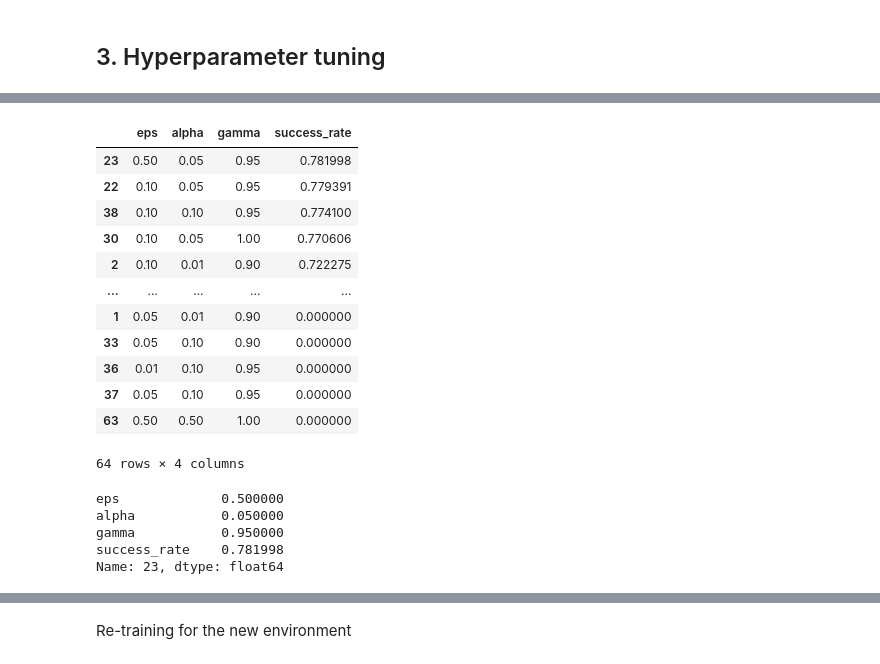
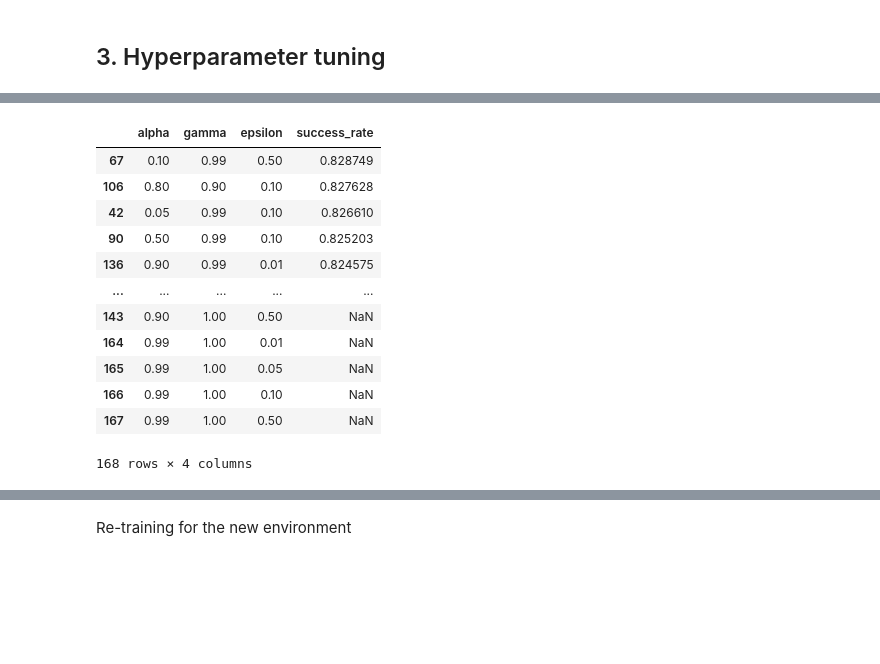
Before and after one commit to Abdellah-Laassairi/apst1-frozen-lake, a Jupyter notebook: frozen_lake.ipynb, the cells around one changed output, grey strips where cells are left out. Drawn from its saved outputs; the diff is of its cells as text; code cells hidden in the pictures; blank space fills up the shorter version.

```diff
--- a/frozen_lake.ipynb
+++ b/frozen_lake.ipynb
@@ -55,7 +55,7 @@ num_states = env.observation_space.n
 # %%
 import numpy as np
 from tqdm import *
-def q_train(env, alpha=0.99, gamma=0.9, max_n_steps=100, n_episodes=10000, weights="data/q_table.npy"):
+def q_train(env, alpha=0.01, gamma=0.9, max_n_steps=100, n_episodes=10000, weights=None):
     """ Q-learning algorithm
 
     """
@@ -90,7 +90,7 @@ def q_train(env, alpha=0.99, gamma=0.9, max_n_steps=100, n_episodes=10000, weigh
             total_reward = total_reward + r
 
             # if s is a terminal state then go to next episode;
-            if done:
+            if done or truncated:
                 rewards.append(total_reward)
                 break
 
@@ -100,7 +100,9 @@ def q_train(env, alpha=0.99, gamma=0.9, max_n_steps=100, n_episodes=10000, weigh
 
     return q_table
 # %%
-q_table = q_train(env, weights="q_table.npy")
-np.save('q_table.npy', q_table)
+q_table = q_train(env)
+
+# q_table = q_train(env, weights="data/q_table.npy")
+# np.save('data/q_table.npy', q_table)
 # %% [output]
 Loading Q-table saved weights...
@@ -380,24 +405,2 @@ plt.show()
 # %% [markdown]
 Then we'll define a play function for our game to test the performance
-# %%
-def agent_play(env,q_table, max_n_episodes=10000, max_steps=100):
-    count = 0
-    rewards = []
-    num_steps = []
-    for _ in trange(max_n_episodes):
-        s = env.reset()[0]
-        total_reward = 0
-        for i in range(max_steps):
-            a = np.argmax(q_table[s])
-            s, r, done, _,_ = env.step(a)
-            total_reward+=r
-            if done:
-                rewards.append(total_reward)
-                num_steps.append(i+1)
-                count+=1
-                break
-    success_rate = np.mean(rewards)
-    avg_num_steps = np.mean(num_steps)
-    print(f'Success rate is = {100*success_rate} %')
-    print(f'Average number of steps to succeed is = {avg_num_steps}')
-    return rewards, success_rate, avg_num_steps
@@ -435,20 +421,24 @@ plt.show()
 ## 3. Hyperparameter tuning
 # %%
 # Qlearning optimization
-alpha = [0.01, 0.05, 0.1, 0.5, 0.8, 0.9, 0.59]
+alpha = [0.01, 0.05, 0.1, 0.5, 0.8, 0.9, 0.99]
 gamma = [0.5, 0.8, 0.9, 0.95, 0.99, 1]
+epsilon = [0.01, 0.05, 0.1, 0.5]
 
 alphas=[]
 success_rates = []
 gammas=[]
 epsilons=[]
-
+rewards =[]
 for al in alpha :
     for ga in gamma :
-            q_table = q_train(env, alpha=al, gamma=ga)
+        for ep in epsilon :
+            q_table = q_train_greedy_decay(env, alpha=al, gamma=ga, min_epsilon=ep)
             reward, success_rate, avg_nb_steps = agent_play(env, q_table)
             success_rates.append(success_rate)
             alphas.append(al)
             gammas.append(ga)
+            epsilons.append(ep)
+            rewards.append(reward)
 # %% [output]
 Loading Q-table saved weights...
@@ -457,29 +491,22 @@ KeyboardInterrupt:
 # %%
 df = pd.DataFrame()
 df["alpha"]=alphas
 df["gamma"]=gammas
+df["epsilon"]=epsilons
 df["success_rate"]=success_rates
 df = df.sort_values(by="success_rate", ascending=False)
 df
 # %% [output]
-|  | eps | alpha | gamma | success_rate |
-| 23 | 0.50 | 0.05 | 0.95 | 0.781998 |
-| 22 | 0.10 | 0.05 | 0.95 | 0.779391 |
-| 38 | 0.10 | 0.10 | 0.95 | 0.774100 |
-| 30 | 0.10 | 0.05 | 1.00 | 0.770606 |
-| 2 | 0.10 | 0.01 | 0.90 | 0.722275 |
+|  | alpha | gamma | epsilon | success_rate |
+| 67 | 0.10 | 0.99 | 0.50 | 0.828749 |
+| 106 | 0.80 | 0.90 | 0.10 | 0.827628 |
+| 42 | 0.05 | 0.99 | 0.10 | 0.826610 |
+| 90 | 0.50 | 0.99 | 0.10 | 0.825203 |
+| 136 | 0.90 | 0.99 | 0.01 | 0.824575 |
 | ... | ... | ... | ... | ... |
-| 1 | 0.05 | 0.01 | 0.90 | 0.000000 |
-| 33 | 0.05 | 0.10 | 0.90 | 0.000000 |
-| 36 | 0.01 | 0.10 | 0.95 | 0.000000 |
-| 37 | 0.05 | 0.10 | 0.95 | 0.000000 |
-| 63 | 0.50 | 0.50 | 1.00 | 0.000000 |
+| 143 | 0.90 | 1.00 | 0.50 | NaN |
+| 164 | 0.99 | 1.00 | 0.01 | NaN |
+| 165 | 0.99 | 1.00 | 0.05 | NaN |
+| 166 | 0.99 | 1.00 | 0.10 | NaN |
+| 167 | 0.99 | 1.00 | 0.50 | NaN |
-64 rows × 4 columns
+168 rows × 4 columns
-# %%
-df.iloc[0]
-# %% [output]
-eps             0.500000
-alpha           0.050000
-gamma           0.950000
-success_rate    0.781998
-Name: 23, dtype: float64
```
Also changed, not shown: parts of 33 cells of this notebook.
